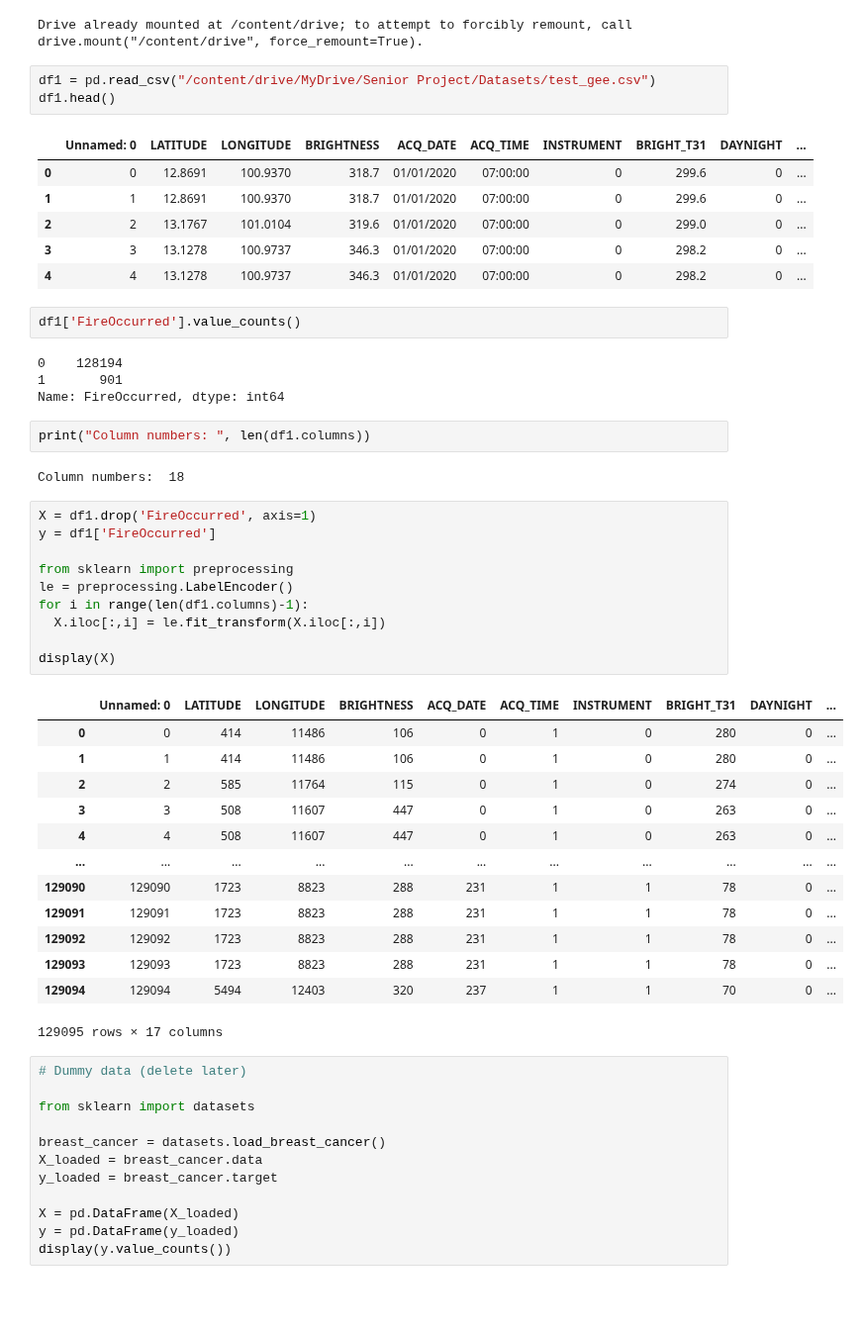
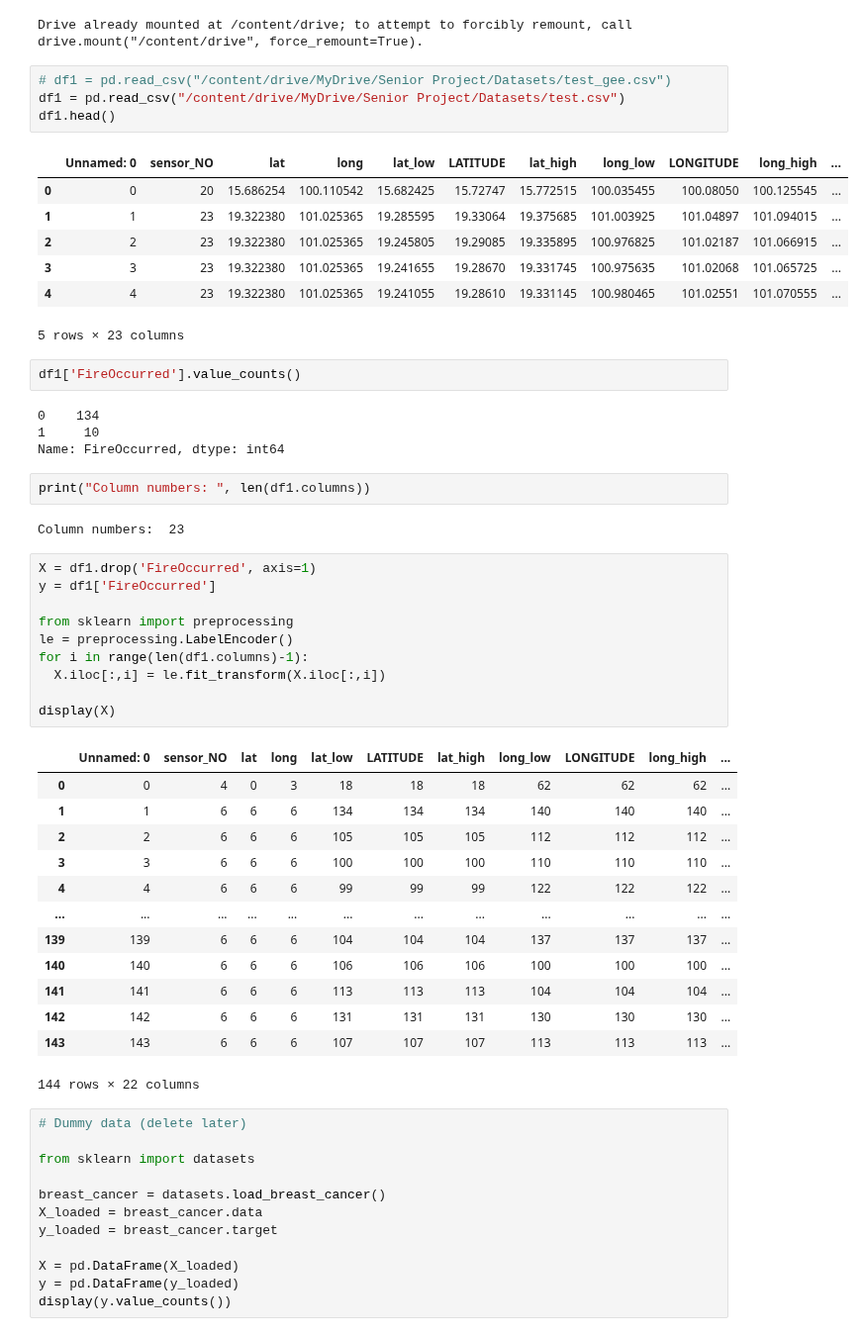
Before and after one commit to ManapatWeeramongkolkul/ForestFireML, a Jupyter notebook: Code.ipynb, the cells around one changed output. Shown at 99% size. Drawn from its saved outputs; the diff is of its cells as text; blank space fills up the shorter version.

```diff
--- a/Code.ipynb
+++ b/Code.ipynb
@@ -767,25 +767,27 @@ drive.mount('/content/drive')
 # %% [output]
 Drive already mounted at /content/drive; to attempt to forcibly remount, call drive.mount("/content/drive", force_remount=True).
 # %%
-df1 = pd.read_csv("/content/drive/MyDrive/Senior Project/Datasets/test_gee.csv")
+# df1 = pd.read_csv("/content/drive/MyDrive/Senior Project/Datasets/test_gee.csv")
+df1 = pd.read_csv("/content/drive/MyDrive/Senior Project/Datasets/test.csv")
 df1.head()
 # %% [output]
-|  | Unnamed: 0 | LATITUDE | LONGITUDE | BRIGHTNESS | ACQ_DATE | ACQ_TIME | INSTRUMENT | BRIGHT_T31 | DAYNIGHT | ... |
-| 0 | 0 | 12.8691 | 100.9370 | 318.7 | 01/01/2020 | 07:00:00 | 0 | 299.6 | 0 | ... |
-| 1 | 1 | 12.8691 | 100.9370 | 318.7 | 01/01/2020 | 07:00:00 | 0 | 299.6 | 0 | ... |
-| 2 | 2 | 13.1767 | 101.0104 | 319.6 | 01/01/2020 | 07:00:00 | 0 | 299.0 | 0 | ... |
-| 3 | 3 | 13.1278 | 100.9737 | 346.3 | 01/01/2020 | 07:00:00 | 0 | 298.2 | 0 | ... |
-| 4 | 4 | 13.1278 | 100.9737 | 346.3 | 01/01/2020 | 07:00:00 | 0 | 298.2 | 0 | ... |
+|  | Unnamed: 0 | sensor_NO | lat | long | lat_low | LATITUDE | lat_high | long_low | LONGITUDE | long_high | ... |
+| 0 | 0 | 20 | 15.686254 | 100.110542 | 15.682425 | 15.72747 | 15.772515 | 100.035455 | 100.08050 | 100.125545 | ... |
+| 1 | 1 | 23 | 19.322380 | 101.025365 | 19.285595 | 19.33064 | 19.375685 | 101.003925 | 101.04897 | 101.094015 | ... |
+| 2 | 2 | 23 | 19.322380 | 101.025365 | 19.245805 | 19.29085 | 19.335895 | 100.976825 | 101.02187 | 101.066915 | ... |
+| 3 | 3 | 23 | 19.322380 | 101.025365 | 19.241655 | 19.28670 | 19.331745 | 100.975635 | 101.02068 | 101.065725 | ... |
+| 4 | 4 | 23 | 19.322380 | 101.025365 | 19.241055 | 19.28610 | 19.331145 | 100.980465 | 101.02551 | 101.070555 | ... |
+5 rows × 23 columns
 # %%
 df1['FireOccurred'].value_counts()
 # %% [output]
-0    128194
-1       901
+0    134
+1     10
 Name: FireOccurred, dtype: int64
 # %%
 print("Column numbers: ", len(df1.columns))
 # %% [output]
-Column numbers:  18
+Column numbers:  23
 # %%
 X = df1.drop('FireOccurred', axis=1)
 y = df1['FireOccurred']
@@ -797,19 +799,19 @@ for i in range(len(df1.columns)-1):
 
 display(X)
 # %% [output]
-|  | Unnamed: 0 | LATITUDE | LONGITUDE | BRIGHTNESS | ACQ_DATE | ACQ_TIME | INSTRUMENT | BRIGHT_T31 | DAYNIGHT | ... |
-| 0 | 0 | 414 | 11486 | 106 | 0 | 1 | 0 | 280 | 0 | ... |
-| 1 | 1 | 414 | 11486 | 106 | 0 | 1 | 0 | 280 | 0 | ... |
-| 2 | 2 | 585 | 11764 | 115 | 0 | 1 | 0 | 274 | 0 | ... |
-| 3 | 3 | 508 | 11607 | 447 | 0 | 1 | 0 | 263 | 0 | ... |
-| 4 | 4 | 508 | 11607 | 447 | 0 | 1 | 0 | 263 | 0 | ... |
-| ... | ... | ... | ... | ... | ... | ... | ... | ... | ... | ... |
-| 129090 | 129090 | 1723 | 8823 | 288 | 231 | 1 | 1 | 78 | 0 | ... |
-| 129091 | 129091 | 1723 | 8823 | 288 | 231 | 1 | 1 | 78 | 0 | ... |
-| 129092 | 129092 | 1723 | 8823 | 288 | 231 | 1 | 1 | 78 | 0 | ... |
-| 129093 | 129093 | 1723 | 8823 | 288 | 231 | 1 | 1 | 78 | 0 | ... |
-| 129094 | 129094 | 5494 | 12403 | 320 | 237 | 1 | 1 | 70 | 0 | ... |
+|  | Unnamed: 0 | sensor_NO | lat | long | lat_low | LATITUDE | lat_high | long_low | LONGITUDE | long_high | ... |
+| 0 | 0 | 4 | 0 | 3 | 18 | 18 | 18 | 62 | 62 | 62 | ... |
+| 1 | 1 | 6 | 6 | 6 | 134 | 134 | 134 | 140 | 140 | 140 | ... |
+| 2 | 2 | 6 | 6 | 6 | 105 | 105 | 105 | 112 | 112 | 112 | ... |
+| 3 | 3 | 6 | 6 | 6 | 100 | 100 | 100 | 110 | 110 | 110 | ... |
+| 4 | 4 | 6 | 6 | 6 | 99 | 99 | 99 | 122 | 122 | 122 | ... |
+| ... | ... | ... | ... | ... | ... | ... | ... | ... | ... | ... | ... |
+| 139 | 139 | 6 | 6 | 6 | 104 | 104 | 104 | 137 | 137 | 137 | ... |
+| 140 | 140 | 6 | 6 | 6 | 106 | 106 | 106 | 100 | 100 | 100 | ... |
+| 141 | 141 | 6 | 6 | 6 | 113 | 113 | 113 | 104 | 104 | 104 | ... |
+| 142 | 142 | 6 | 6 | 6 | 131 | 131 | 131 | 130 | 130 | 130 | ... |
+| 143 | 143 | 6 | 6 | 6 | 107 | 107 | 107 | 113 | 113 | 113 | ... |
-129095 rows × 17 columns
+144 rows × 22 columns
 # %%
 # Dummy data (delete later)
 
```
Also changed, not shown: parts of 45 cells of this notebook.
